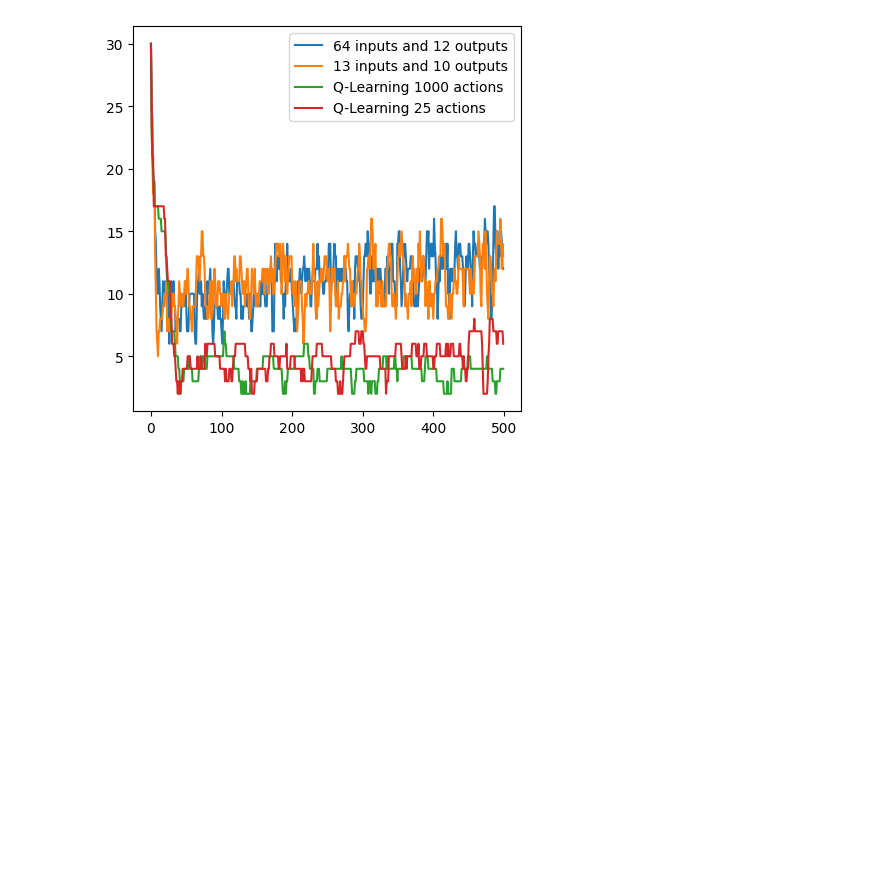
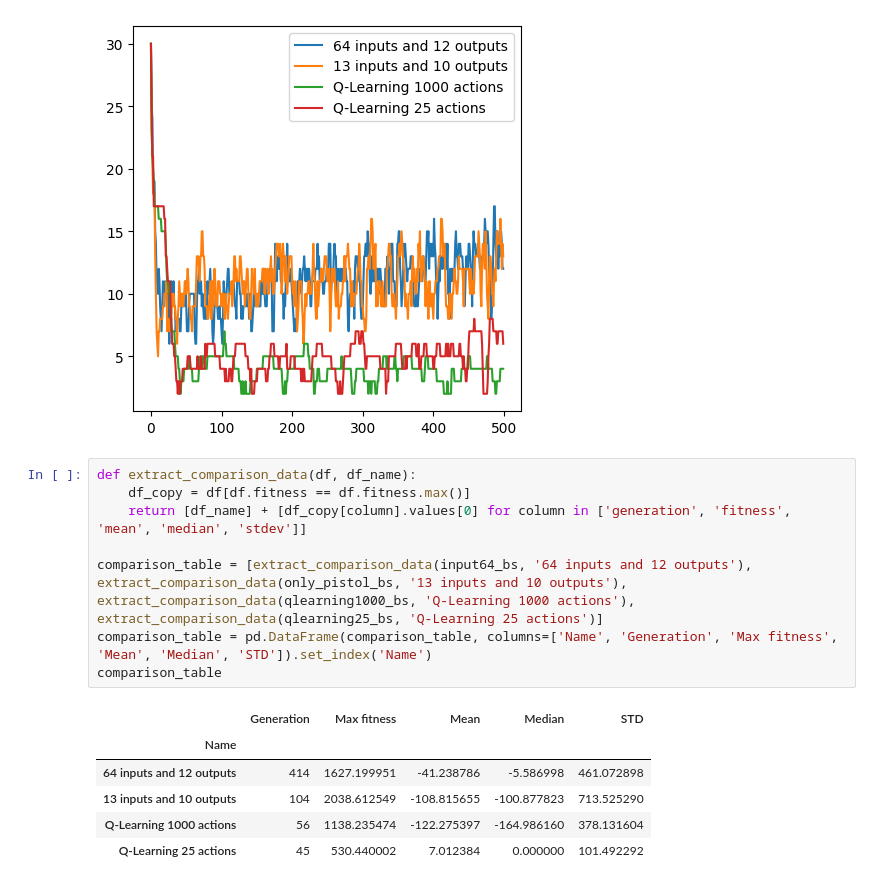
Before and after one commit to fedeizzo/comparison-NEAT-BT-on-OpenAI-Gyms, a Jupyter notebook: notebooks/derk_neat_analysis.ipynb, the cells around one changed output. Cells and saved outputs as stored; diff of their text form; blank space fills up the shorter version.

```diff
--- a/notebooks/derk_neat_analysis.ipynb
+++ b/notebooks/derk_neat_analysis.ipynb
@@ -166,3 +166,21 @@ ax.legend()
 fig.show()
 # %% [output]
 [figure]
+# %%
+def extract_comparison_data(df, df_name):
+    df_copy = df[df.fitness == df.fitness.max()]
+    return [df_name] + [df_copy[column].values[0] for column in ['generation', 'fitness', 'mean', 'median', 'stdev']]
+
+comparison_table = [extract_comparison_data(input64_bs, '64 inputs and 12 outputs'),
+extract_comparison_data(only_pistol_bs, '13 inputs and 10 outputs'),
+extract_comparison_data(qlearning1000_bs, 'Q-Learning 1000 actions'),
+extract_comparison_data(qlearning25_bs, 'Q-Learning 25 actions')]
+comparison_table = pd.DataFrame(comparison_table, columns=['Name', 'Generation', 'Max fitness', 'Mean', 'Median', 'STD']).set_index('Name')
+comparison_table
+# %% [output]
+|  | Generation | Max fitness | Mean | Median | STD |
+| Name |  |  |  |  |  |
+| 64 inputs and 12 outputs | 414 | 1627.199951 | -41.238786 | -5.586998 | 461.072898 |
+| 13 inputs and 10 outputs | 104 | 2038.612549 | -108.815655 | -100.877823 | 713.525290 |
+| Q-Learning 1000 actions | 56 | 1138.235474 | -122.275397 | -164.986160 | 378.131604 |
+| Q-Learning 25 actions | 45 | 530.440002 | 7.012384 | 0.000000 | 101.492292 |
```
Also changed, not shown: parts of 1 cell of this notebook, 1 other file.
